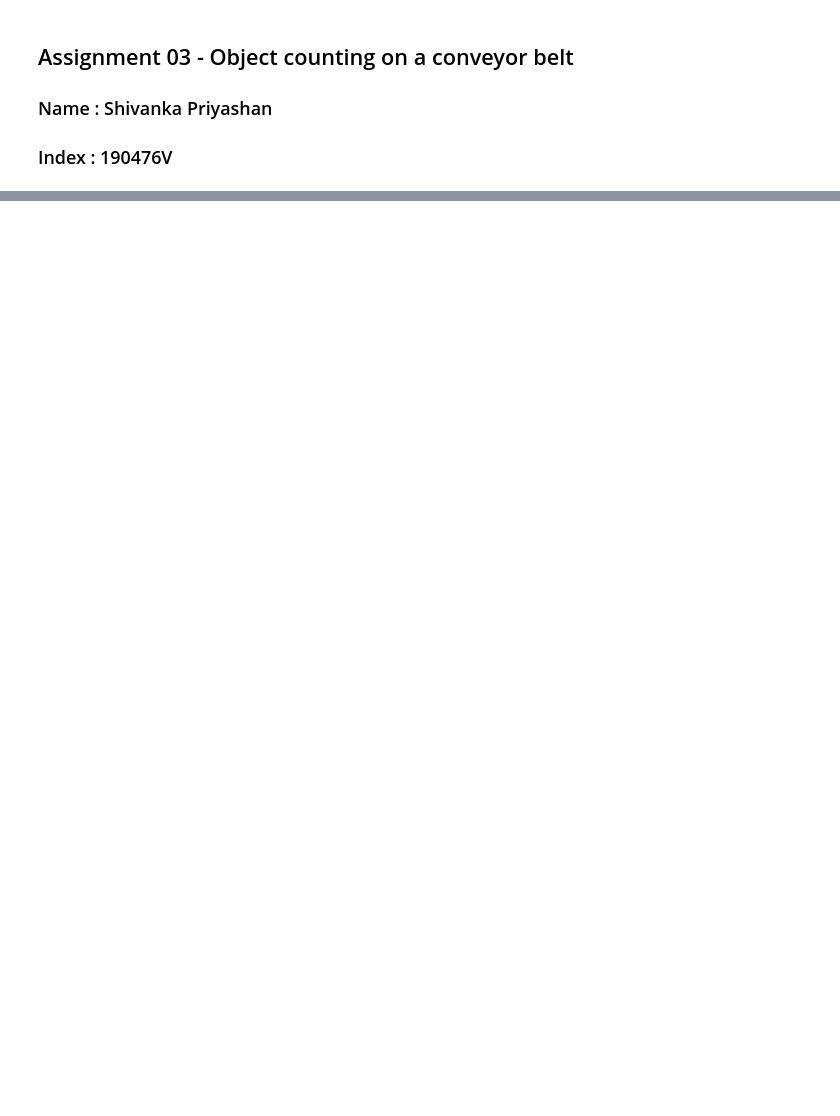
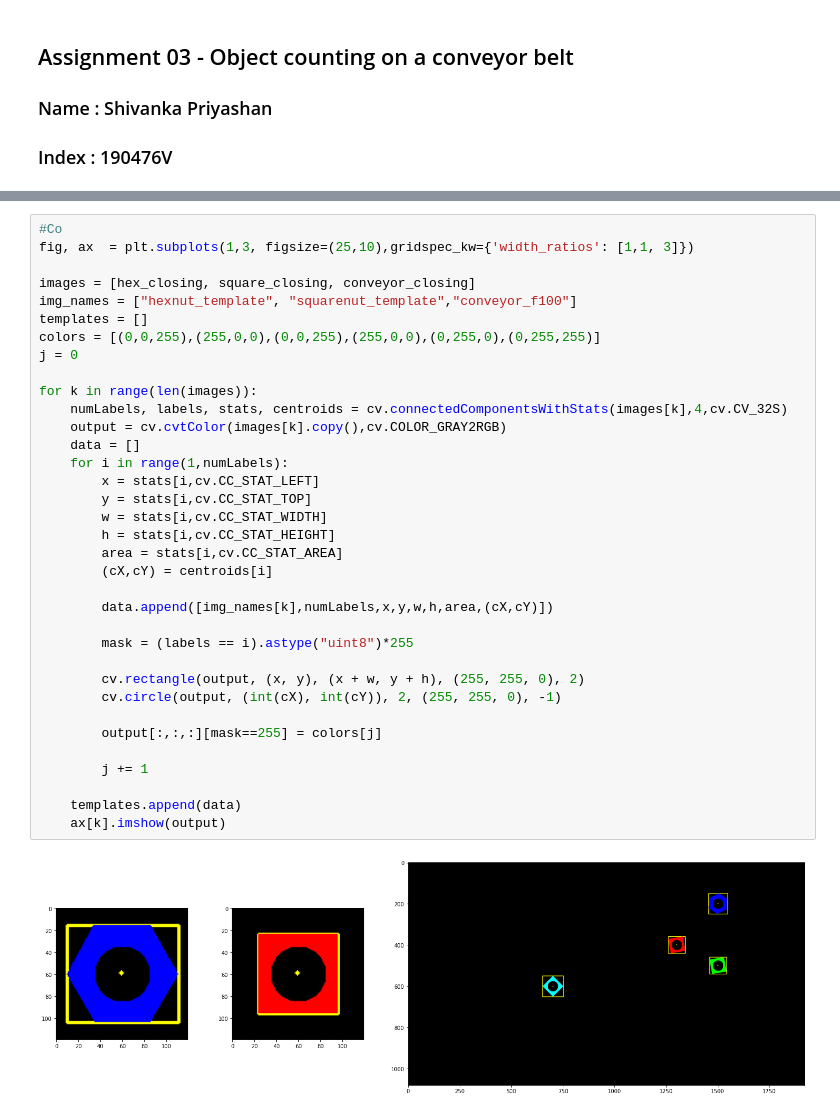
Before and after one commit to shivankapriyashan/EN2250-Fundamentals-of-Image-Processing-and-Machine-Vision, a Jupyter notebook: Assignment_03/190476V_a03.ipynb, the cells around one changed output, grey strips where cells are left out. Drawn from its saved outputs; the diff is of its cells as text; blank space fills up the shorter version.

```diff
--- a/Assignment_03/190476V_a03.ipynb
+++ b/Assignment_03/190476V_a03.ipynb
@@ -20,0 +59,37 @@ plt.show()
+# %%
+#Co
+fig, ax  = plt.subplots(1,3, figsize=(25,10),gridspec_kw={'width_ratios': [1,1, 3]})
+
+images = [hex_closing, square_closing, conveyor_closing]
+img_names = ["hexnut_template", "squarenut_template","conveyor_f100"]
+templates = []
+colors = [(0,0,255),(255,0,0),(0,0,255),(255,0,0),(0,255,0),(0,255,255)]
+j = 0
+
+for k in range(len(images)):
+    numLabels, labels, stats, centroids = cv.connectedComponentsWithStats(images[k],4,cv.CV_32S)
+    output = cv.cvtColor(images[k].copy(),cv.COLOR_GRAY2RGB)
+    data = []
+    for i in range(1,numLabels):
+        x = stats[i,cv.CC_STAT_LEFT]
+        y = stats[i,cv.CC_STAT_TOP]
+        w = stats[i,cv.CC_STAT_WIDTH]
+        h = stats[i,cv.CC_STAT_HEIGHT]
+        area = stats[i,cv.CC_STAT_AREA]
+        (cX,cY) = centroids[i]
+
+        data.append([img_names[k],numLabels,x,y,w,h,area,(cX,cY)])
+
+        mask = (labels == i).astype("uint8")*255
+
+        cv.rectangle(output, (x, y), (x + w, y + h), (255, 255, 0), 2)
+        cv.circle(output, (int(cX), int(cY)), 2, (255, 255, 0), -1)
+
+        output[:,:,:][mask==255] = colors[j]
+
+        j += 1
+
+    templates.append(data)
+    ax[k].imshow(output)
+# %% [output]
+[figure, added]
```
Also changed, not shown: parts of 9 cells of this notebook.
